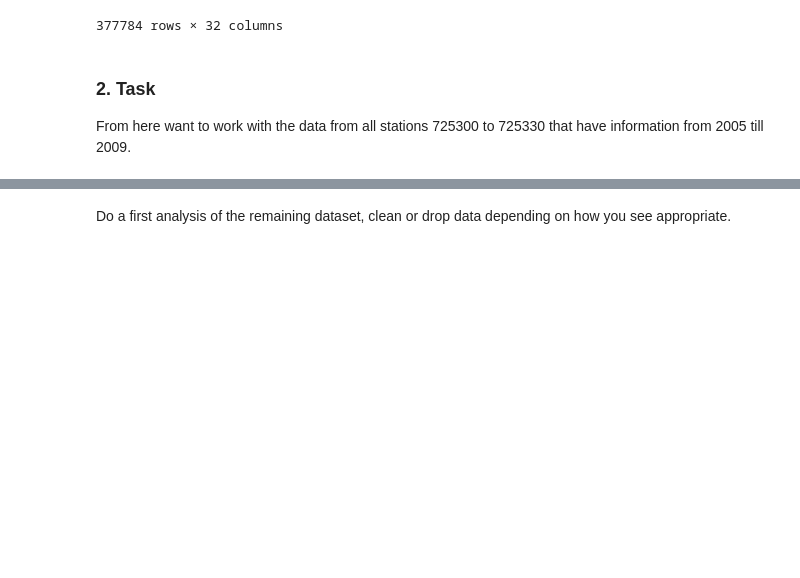
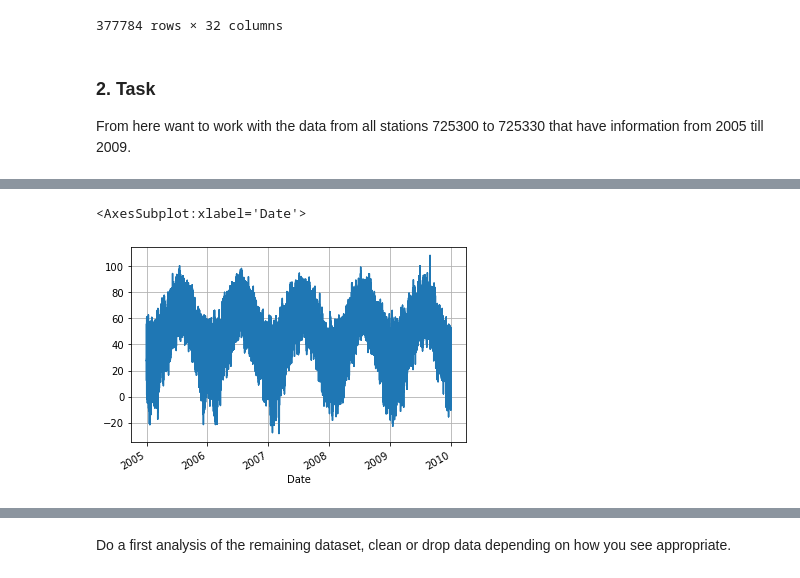
Before and after one commit to JyotiRawat29/EDa-using-BIG-query, a Jupyter notebook: Coding Challenge.ipynb, the cells around one changed output, grey strips where cells are left out. Cells and saved outputs as stored; diff of their text form; code cells hidden in the pictures; blank space fills up the shorter version.

```diff
--- a/Coding Challenge.ipynb
+++ b/Coding Challenge.ipynb
@@ -141,0 +159,2 @@ Removing columns giving redundant information
+# %%
+dataframe = dataframe.set_index('Date')
@@ -141,0 +178,5 @@ Removing columns giving redundant information
+# %%
+dataframe['mean_temp'].plot(grid = True)
+# %% [output]
+<AxesSubplot:xlabel='Date'>
+[figure, added]
```
Also changed, not shown: parts of 61 cells of this notebook.
